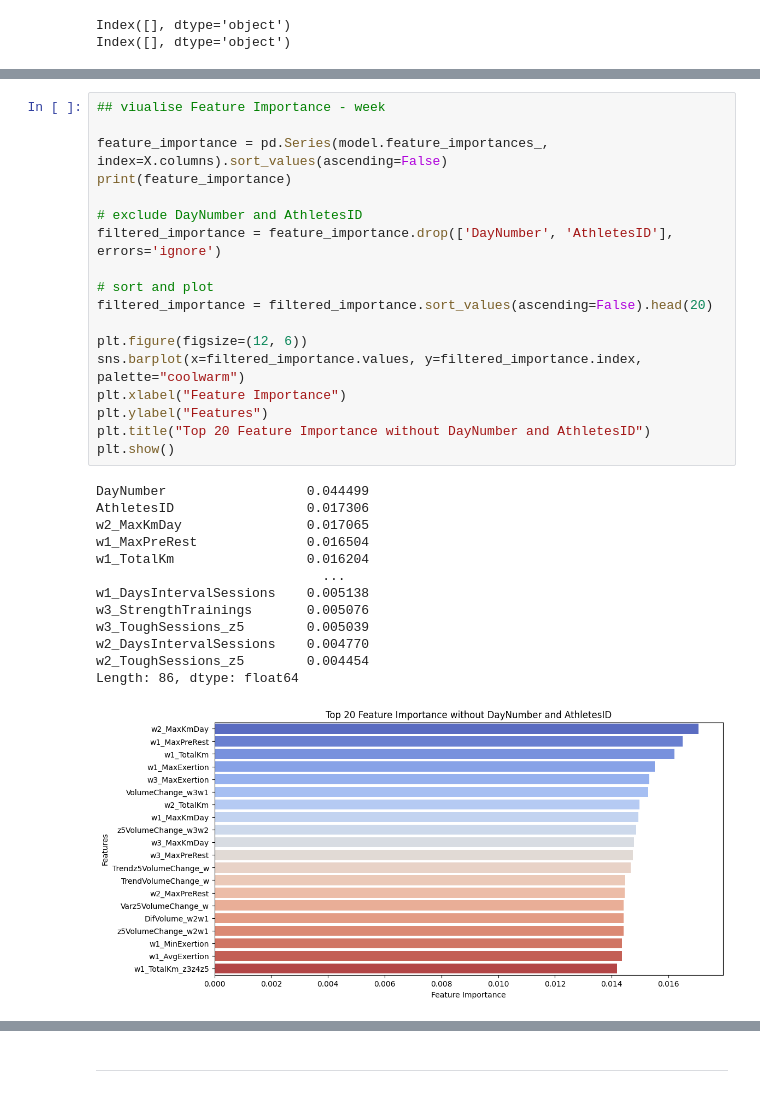
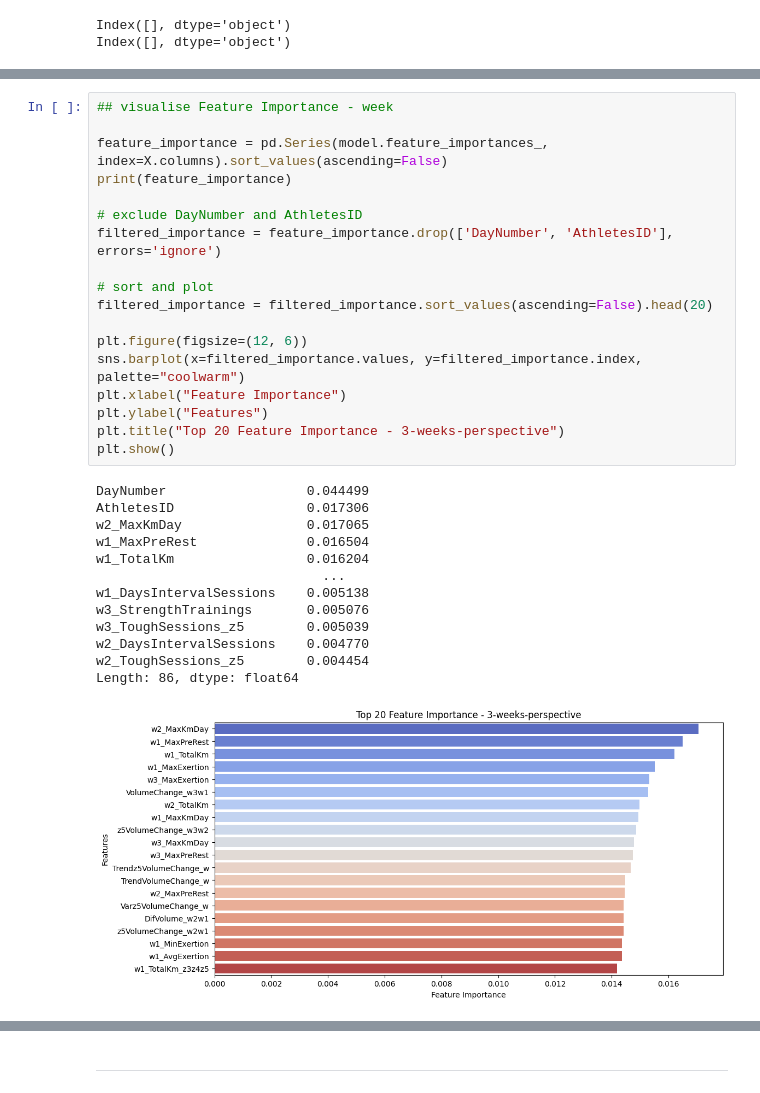
Before and after one commit to Sports-Data-Analytics-Team/Endurance-Sport-Performance_Capstone-Project_2025, a Jupyter notebook: 04_Injury/04_ML_&_Fallback_INJURY_dataset.ipynb, the cells around one changed output, grey strips where cells are left out. Saved outputs shown, nothing was run; the diff lists cells and outputs as text.

```diff
--- a/04_Injury/04_ML_&_Fallback_INJURY_dataset.ipynb
+++ b/04_Injury/04_ML_&_Fallback_INJURY_dataset.ipynb
@@ -932,35 +945,35 @@ w2_DaysIntervalSessions    0.004770
 w2_ToughSessions_z5        0.004454
 Length: 86, dtype: float64
 # %%
-## viualise Feature Importance - week
+## visualise Feature Importance - week
 
 feature_importance = pd.Series(model.feature_importances_, index=X.columns).sort_values(ascending=False)
 print(feature_importance)
 
 # exclude DayNumber and AthletesID
 filtered_importance = feature_importance.drop(['DayNumber', 'AthletesID'], errors='ignore')
 
 # sort and plot
 filtered_importance = filtered_importance.sort_values(ascending=False).head(20)
 
 plt.figure(figsize=(12, 6))
 sns.barplot(x=filtered_importance.values, y=filtered_importance.index, palette="coolwarm")
 plt.xlabel("Feature Importance")
 plt.ylabel("Features")
-plt.title("Top 20 Feature Importance without DayNumber and AthletesID")
+plt.title("Top 20 Feature Importance - 3-weeks-perspective")
 plt.show()
 # %% [output]
 DayNumber                  0.044499
 AthletesID                 0.017306
 w2_MaxKmDay                0.017065
 w1_MaxPreRest              0.016504
 w1_TotalKm                 0.016204
                              ...
 w1_DaysIntervalSessions    0.005138
 w3_StrengthTrainings       0.005076
 w3_ToughSessions_z5        0.005039
 w2_DaysIntervalSessions    0.004770
 w2_ToughSessions_z5        0.004454
 Length: 86, dtype: float64
-[figure, old version]
+[figure, new version]
 # %%
```
Also changed, not shown: parts of 34 cells of this notebook, 8 other files.
